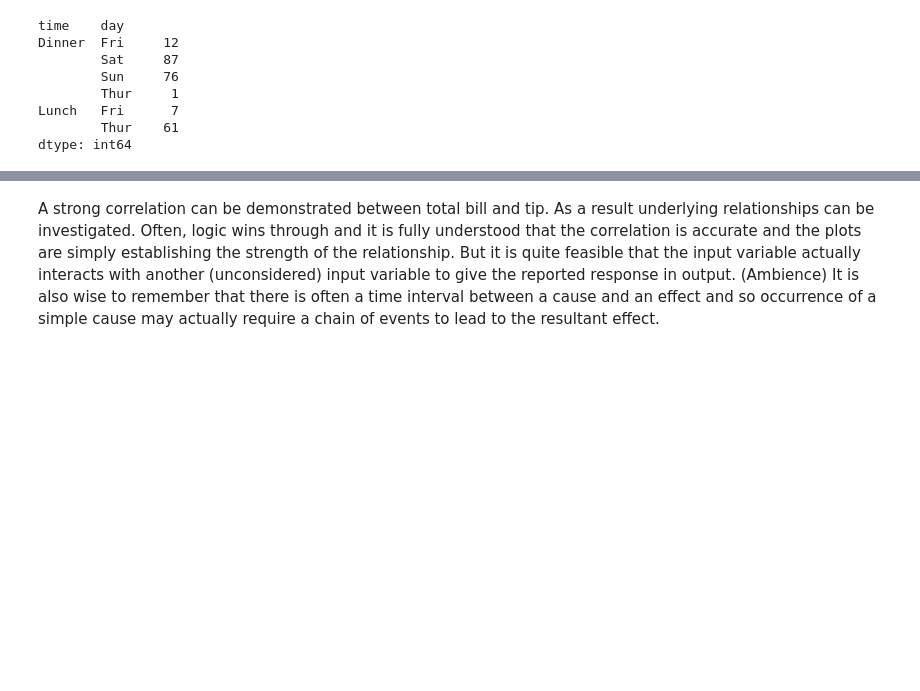
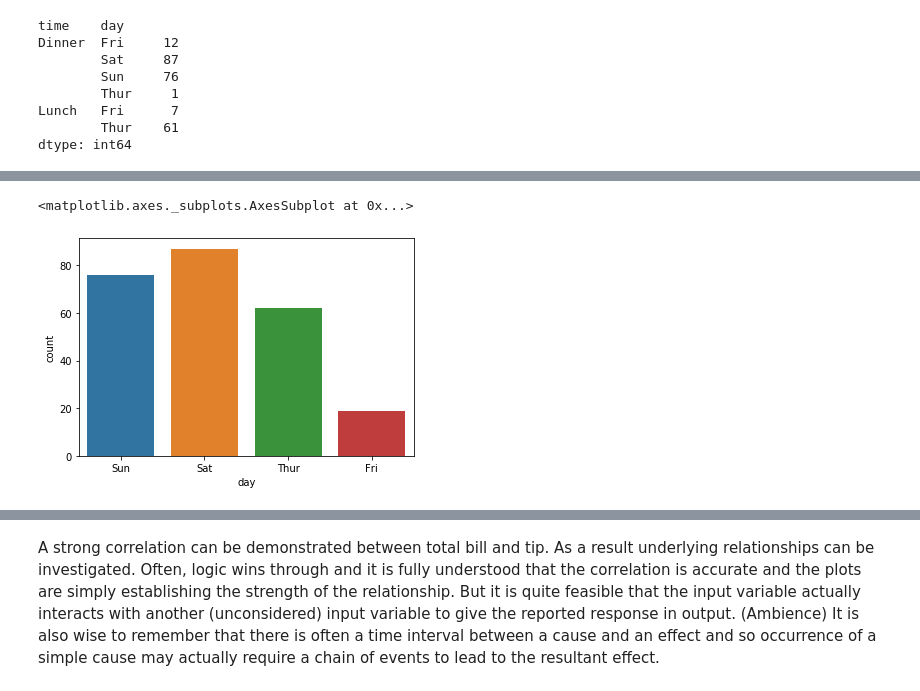
Before and after one commit to mhurley100/Fundamentals-of-Data-Analysis-Project, a Jupyter notebook: tips.ipynb, the cells around one changed output, grey strips where cells are left out. Cells and saved outputs as stored; diff of their text form; code cells hidden in the pictures; blank space fills up the shorter version.

```diff
--- a/tips.ipynb
+++ b/tips.ipynb
@@ -117 +198,6 @@ Visually analyee the datset
+# %%
+sns.countplot(x='day' ,data=tips)
+# %% [output]
+<matplotlib.axes._subplots.AxesSubplot at 0x...>
+[figure, added]
 # %%
```
Also changed, not shown: parts of 37 cells of this notebook, 1 other file.
